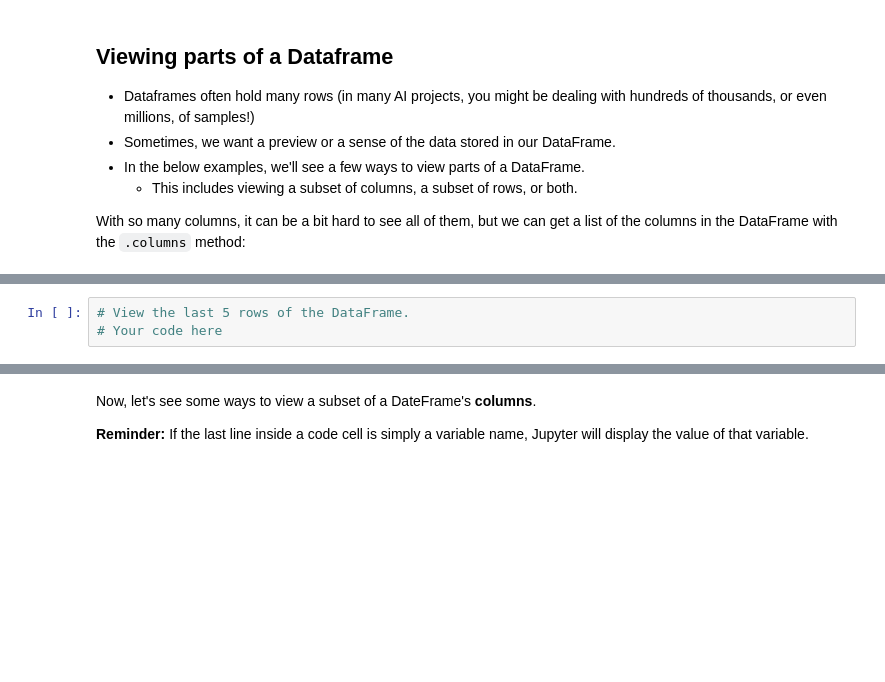
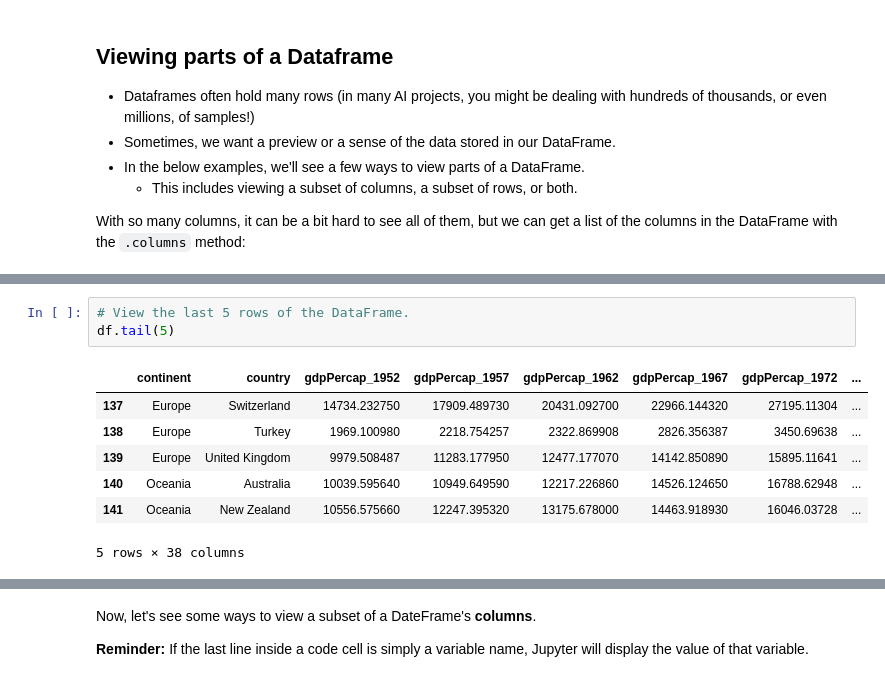
Before and after one commit to silvalugo/python-for-ai, a Jupyter notebook: 02_data_analysis_pandas.ipynb, the cells around one changed output, grey strips where cells are left out. Saved outputs shown, nothing was run; the diff lists cells and outputs as text; blank space fills up the shorter version.

```diff
--- a/02_data_analysis_pandas.ipynb
+++ b/02_data_analysis_pandas.ipynb
@@ -189,7 +308,15 @@ Next, let's revisit viewing some of a DataFrame's **rows**. Since pandas is so f
 > Use `tail` to view the **last** 5 rows of our `df` DataFrame. (**Hint:** Given a DateFrame `X`, calling `X.tail()` will show the **last** `5` rows of the DateFrame).
 # %%
 # View the last 5 rows of the DataFrame.
-# Your code here
+df.tail(5)
+# %% [output]
+|  | continent | country | gdpPercap_1952 | gdpPercap_1957 | gdpPercap_1962 | gdpPercap_1967 | gdpPercap_1972 | ... |
+| 137 | Europe | Switzerland | 14734.232750 | 17909.489730 | 20431.092700 | 22966.144320 | 27195.11304 | ... |
+| 138 | Europe | Turkey | 1969.100980 | 2218.754257 | 2322.869908 | 2826.356387 | 3450.69638 | ... |
+| 139 | Europe | United Kingdom | 9979.508487 | 11283.177950 | 12477.177070 | 14142.850890 | 15895.11641 | ... |
+| 140 | Oceania | Australia | 10039.595640 | 10949.649590 | 12217.226860 | 14526.124650 | 16788.62948 | ... |
+| 141 | Oceania | New Zealand | 10556.575660 | 12247.395320 | 13175.678000 | 14463.918930 | 16046.03728 | ... |
+5 rows × 38 columns
 # %% [markdown]
 ### <img src='images/exercise_icon.svg' alt="Exercise icon" width=40 align=center> Exercise 4
 > Use `tail` to view the **last** `10` rows of `df`. (**Hint:** You can also provide an input argument `n` to the `tail` function to show the last `n` rows (instead of the default `5` rows)).
```
Also changed, not shown: parts of 31 cells of this notebook.
